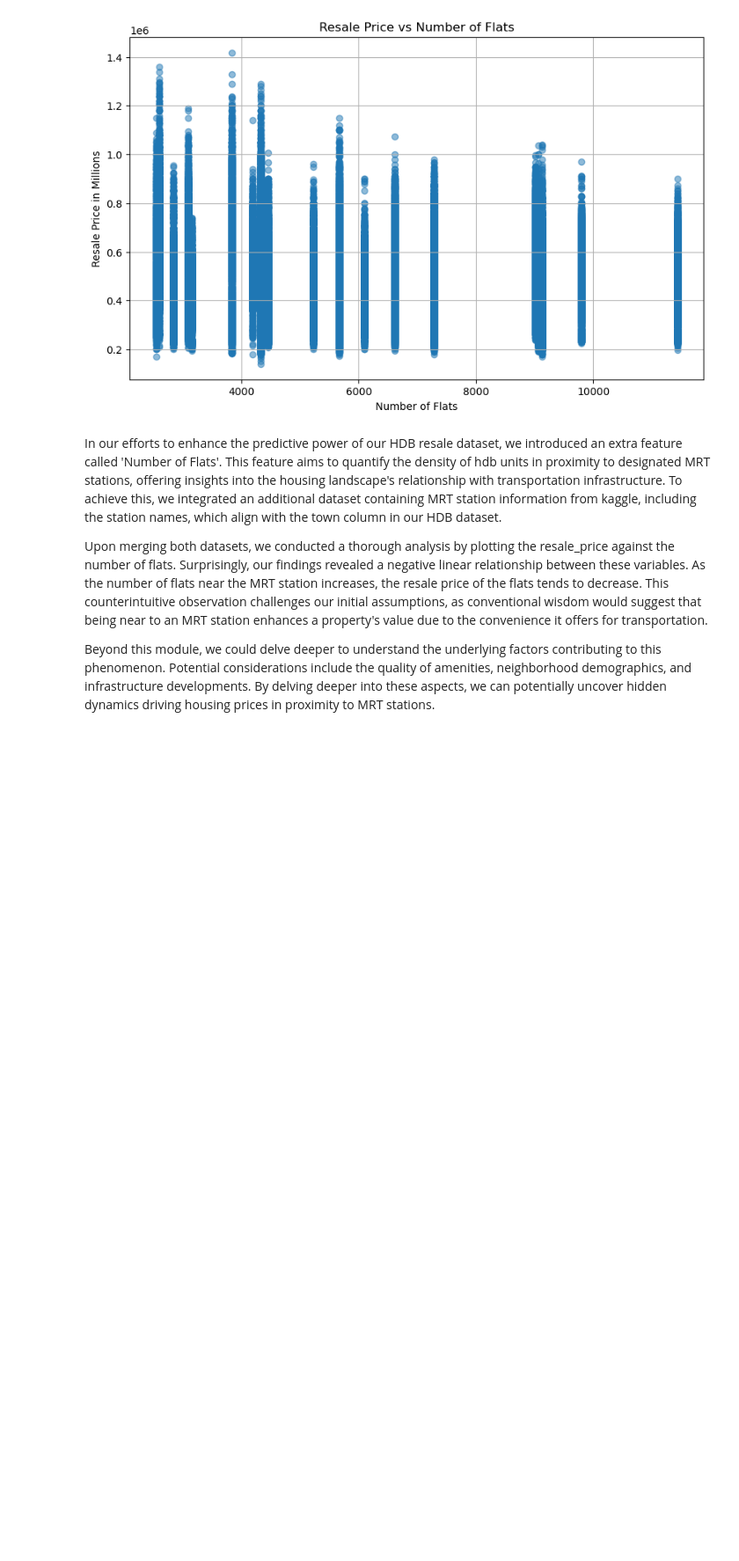
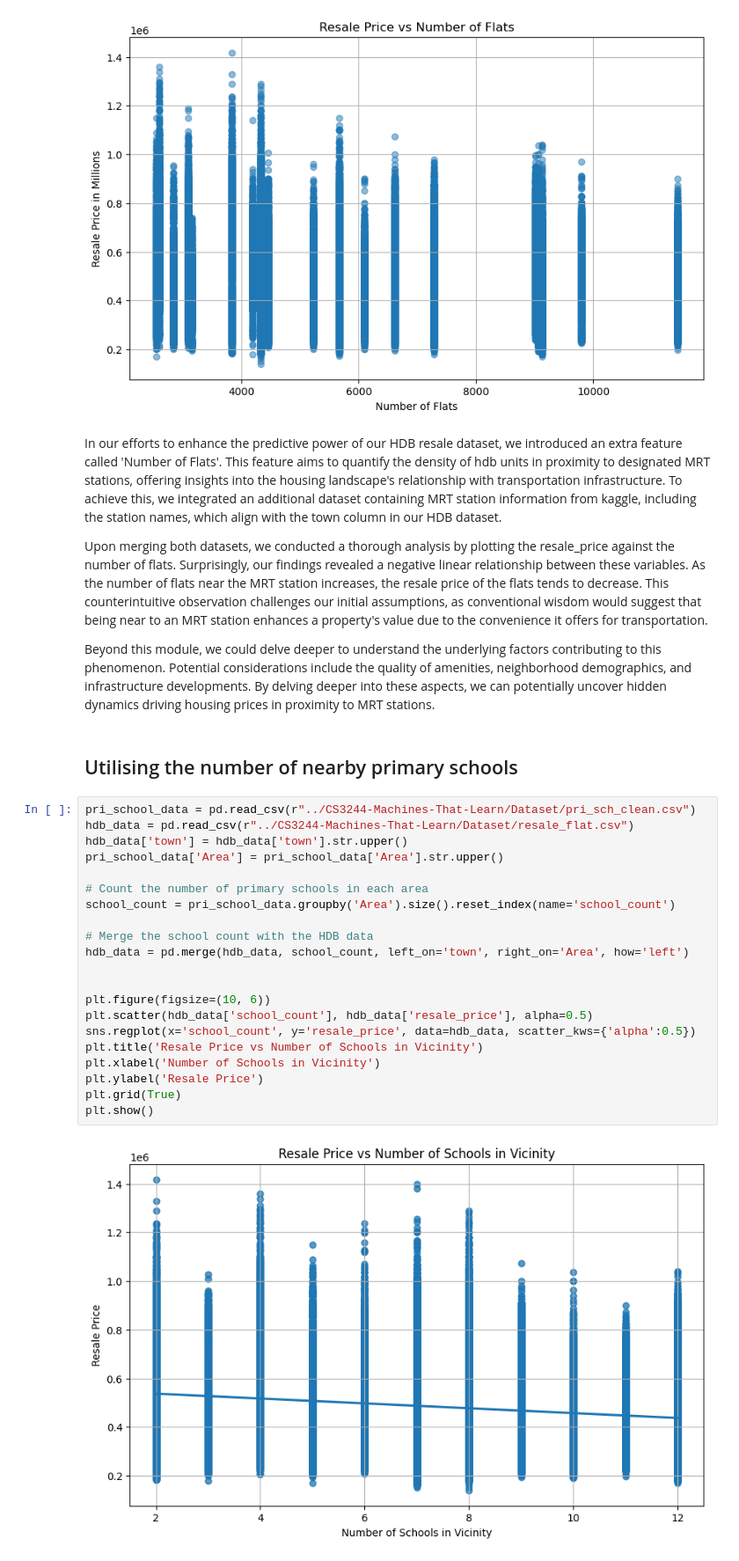
Before and after one commit to Cheenaswee/CS3244-Machines-That-Learn, a Jupyter notebook: CS3244_Data2.ipynb, the cells around one changed output. Shown at 88% size. Drawn from its saved outputs; the diff is of its cells as text; blank space fills up the shorter version.

```diff
--- a/CS3244_Data2.ipynb
+++ b/CS3244_Data2.ipynb
@@ -861,3 +861,28 @@ In our efforts to enhance the predictive power of our HDB resale dataset, we int
 Upon merging both datasets, we conducted a thorough analysis by plotting the resale_price against the number of flats. Surprisingly, our findings revealed a negative linear relationship between these variables. As the number of flats near the MRT station increases, the resale price of the flats tends to decrease. This counterintuitive observation challenges our initial assumptions, as conventional wisdom would suggest that being near to an MRT station enhances a property's value due to the convenience it offers for transportation.
 
 Beyond this module, we could delve deeper to understand the underlying factors contributing to this phenomenon. Potential considerations include the quality of amenities, neighborhood demographics, and infrastructure developments. By delving deeper into these aspects, we can potentially uncover hidden dynamics driving housing prices in proximity to MRT stations.
+# %% [markdown]
+## Utilising the number of nearby primary schools
+# %%
+pri_school_data = pd.read_csv(r"../CS3244-Machines-That-Learn/Dataset/pri_sch_clean.csv")
+hdb_data = pd.read_csv(r"../CS3244-Machines-That-Learn/Dataset/resale_flat.csv")
+hdb_data['town'] = hdb_data['town'].str.upper()
+pri_school_data['Area'] = pri_school_data['Area'].str.upper()
+
+# Count the number of primary schools in each area
+school_count = pri_school_data.groupby('Area').size().reset_index(name='school_count')
+
+# Merge the school count with the HDB data
+hdb_data = pd.merge(hdb_data, school_count, left_on='town', right_on='Area', how='left')
+
+
+plt.figure(figsize=(10, 6))
+plt.scatter(hdb_data['school_count'], hdb_data['resale_price'], alpha=0.5)
+sns.regplot(x='school_count', y='resale_price', data=hdb_data, scatter_kws={'alpha':0.5})
+plt.title('Resale Price vs Number of Schools in Vicinity')
+plt.xlabel('Number of Schools in Vicinity')
+plt.ylabel('Resale Price')
+plt.grid(True)
+plt.show()
+# %% [output]
+[figure, added]
```
Also changed, not shown: parts of 6 cells of this notebook.
